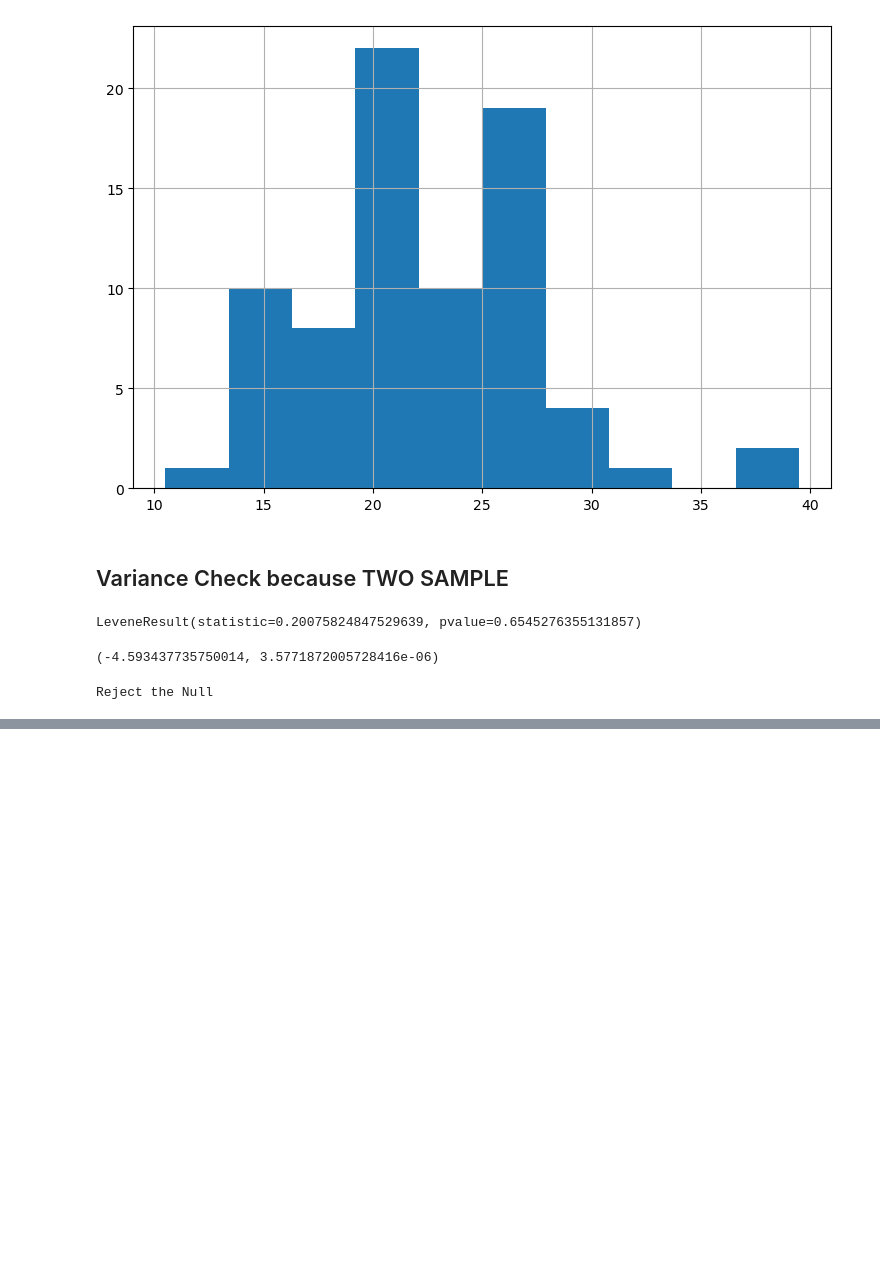
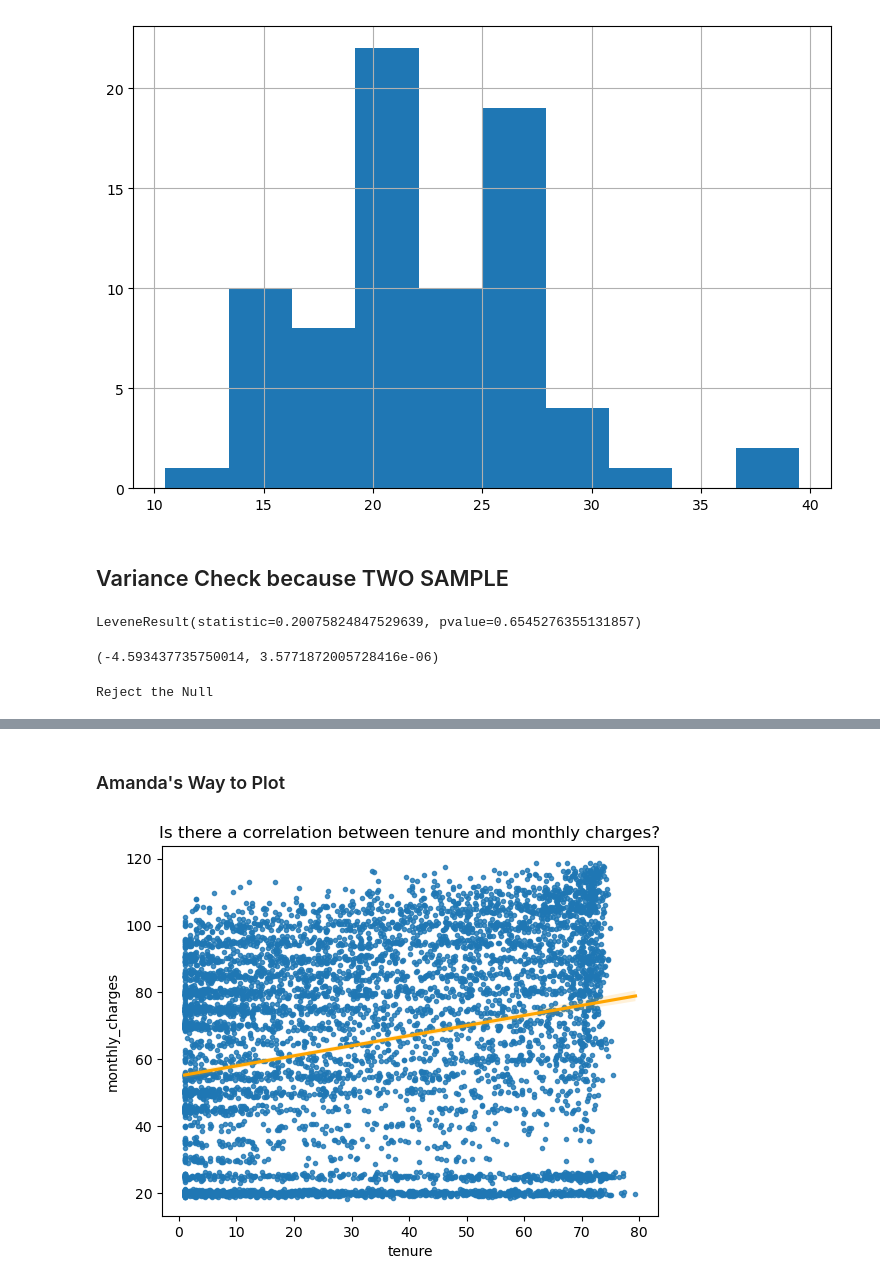
Before and after one commit to lewisalexia/simulation_exercises, a Jupyter notebook: hypothesis_testing.ipynb, the cells around one changed output, grey strips where cells are left out. Saved outputs shown, nothing was run; the diff lists cells and outputs as text; code cells hidden in the pictures; blank space fills up the shorter version.

```diff
--- a/hypothesis_testing.ipynb
+++ b/hypothesis_testing.ipynb
@@ -390,0 +496,8 @@ Reject the Null
+# %% [markdown]
+### Amanda's Way to Plot
+# %%
+sns.regplot(x=df.tenure, y=df.monthly_charges, marker='.', line_kws={'color':'orange'})
+plt.title('Is there a correlation between tenure and monthly charges?')
+plt.show()
+# %% [output]
+[figure, added]
```
Also changed, not shown: parts of 118 cells of this notebook.
